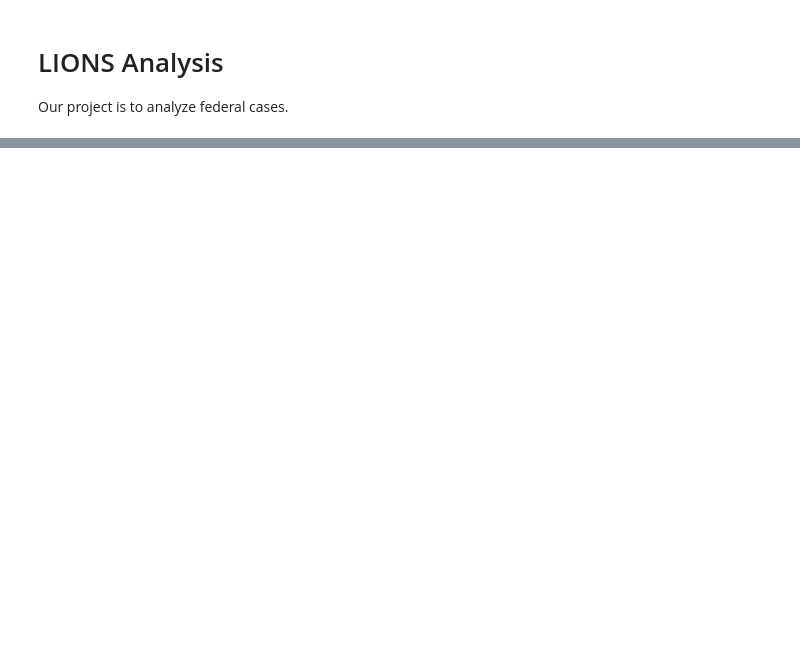
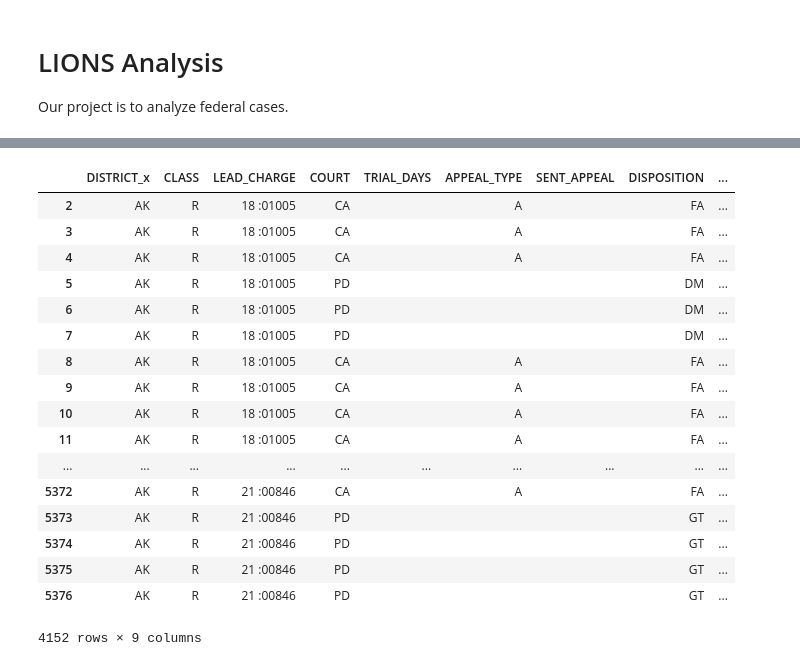
Before and after one commit to bgaudiosi/federal-prosecutors, a Jupyter notebook: project.ipynb, the cells around one changed output, grey strips where cells are left out. Drawn from its saved outputs; the diff is of its cells as text; code cells hidden in the pictures; blank space fills up the shorter version.

```diff
--- a/project.ipynb
+++ b/project.ipynb
@@ -68,0 +89,46 @@ Name: DISPOSITION, Length: 8262351, dtype: object
+# %%
+columns_to_drop = ['ID_x','NAME','RECVD_DATE','SECURITY','PRIORITY', 'TYPE_x', 'US_ROLE_x','LIT_RESP', \
+                   'LIT_TRACK','WEIGHT','BRANCH','GRAND_JURY_NUM', 'UNIT', 'DCMNS_NUMBER', 'TRIBE','RESERVATION', \
+                   'SPEC_PROJ', 'VIC_WIT', 'ADR_MODE', 'COLLECT_IND','OFFENSE_FROM', 'OFFENSE_TO', 'PHYSICAL_LOC', \
+                   'STORE_NUM','SYS_INIT_DATE', 'ACCESS_DATE', 'STATUS','CLOSE_DATE', 'DEST_DATE', 'PERMANENT', \
+                   'RELATED_FLU_FLAG', 'QUI_TAM','CREATE_DATE_x', 'CREATE_USER_x', 'UPDATE_DATE_x', 'UPDATE_USER_x', \
+                   'DISTRICT_y', 'CASEID', 'ID_y', 'LOCATION', 'US_ROLE_y','COURT_NUMBER', 'FILING_DATE', 'SERVICE_DATE', \
+                   'NOAP_DATE','DISP_DATE','DISP_REASON1', 'DISP_REASON2', 'DISP_REASON3', 'SYS_DISP_DATE','SYS_FILING_DATE', \
+                   'CREATE_DATE_y', 'CREATE_USER_y', 'UPDATE_DATE_y','UPDATE_USER_y', 'DISTRICT', 'CRTHISID', 'ID_x', 'JUDGEID', \
+                   'START_DATE', 'END_DATE', 'CREATE_DATE_x', 'CREATE_USER_x','UPDATE_DATE_x', 'UPDATE_USER_x', 'ID_y', 'INITIALS', \
+                   'INIT_STAT','LAST_NAME', 'FIRST_NAME', 'COURT_ROOM', 'TYPE_y', 'CREATE_DATE_y','CREATE_USER_y', 'UPDATE_DATE_y','UPDATE_USER_y', \
+                   'CIVIL_POTEN','CASE_RESTRICTED','CRIMINAL_POTEN','TOT_VICTIMS']
+
+disp_reasons = ['VACA','VARM','RDAP','RDRR','REVA','REVR','OFPO','GWDA','DEPO','LECI','WKEV','WTPR']
+
+
+misconduct = []
+disp1 = withdisp_reason_df['DISP_REASON1'].tolist()
+
+for i in range(len(disp1)):
+    if disp1[i] in disp_reasons:
+        misconduct.append(1)
+    else:
+        misconduct.append(0)
+
+df_classify = withdisp_reason_df.drop(columns_to_drop, axis = 1)
+df_classify
+# %% [output]
+|  | DISTRICT_x | CLASS | LEAD_CHARGE | COURT | TRIAL_DAYS | APPEAL_TYPE | SENT_APPEAL | DISPOSITION | ... |
+| 2 | AK | R | 18 :01005 | CA |  | A |  | FA | ... |
+| 3 | AK | R | 18 :01005 | CA |  | A |  | FA | ... |
+| 4 | AK | R | 18 :01005 | CA |  | A |  | FA | ... |
+| 5 | AK | R | 18 :01005 | PD |  |  |  | DM | ... |
+| 6 | AK | R | 18 :01005 | PD |  |  |  | DM | ... |
+| 7 | AK | R | 18 :01005 | PD |  |  |  | DM | ... |
+| 8 | AK | R | 18 :01005 | CA |  | A |  | FA | ... |
+| 9 | AK | R | 18 :01005 | CA |  | A |  | FA | ... |
+| 10 | AK | R | 18 :01005 | CA |  | A |  | FA | ... |
+| 11 | AK | R | 18 :01005 | CA |  | A |  | FA | ... |
+| ... | ... | ... | ... | ... | ... | ... | ... | ... | ... |
+| 5372 | AK | R | 21 :00846 | CA |  | A |  | FA | ... |
+| 5373 | AK | R | 21 :00846 | PD |  |  |  | GT | ... |
+| 5374 | AK | R | 21 :00846 | PD |  |  |  | GT | ... |
+| 5375 | AK | R | 21 :00846 | PD |  |  |  | GT | ... |
+| 5376 | AK | R | 21 :00846 | PD |  |  |  | GT | ... |
+4152 rows × 9 columns
```
Also changed, not shown: parts of 4 cells of this notebook.
